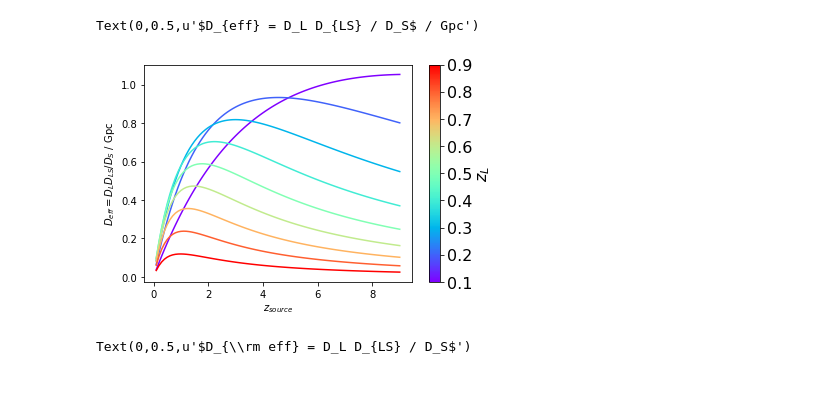
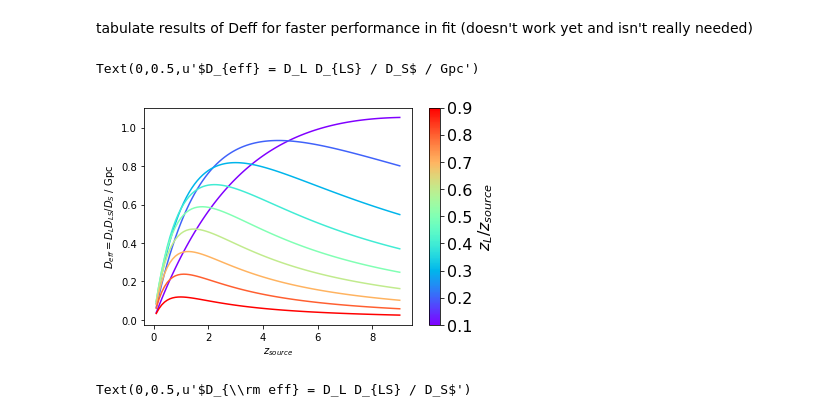
Before and after one commit to FRBs/PreFRBLE, a Jupyter notebook: notebooks/Scattering_Time.ipynb, the cells around one changed output. Cells and saved outputs as stored; diff of their text form; code cells hidden in the pictures; blank space fills up the shorter version.

```diff
--- a/notebooks/Scattering_Time.ipynb
+++ b/notebooks/Scattering_Time.ipynb
@@ -4,19 +4,21 @@ import matplotlib
 import numpy as np, matplotlib.pyplot as plt, yt
 from Convenience import *
 from time import time
+# %% [markdown]
+tabulate results of Deff for faster performance in fit (doesn't work yet and isn't really needed)
 # %%
 z_s = np.arange(0.1,9.1,0.1)
 es = np.arange(0.1,1.0,0.1)
 for e, color in zip(es, rainbow(np.linspace(0,1,es.size))):
     z_L = e*z_s
     d = Deff( z_L=z_L, z_s=z_s )
     plt.plot(z_s,d, label=r"$\epsilon$ = %.1f " % e, color=color )
-Colorbar(es, label=r"$z_L$")
+Colorbar(es, label=r"$z_L/z_{source}$")
 plt.xlabel(r"$z_{source}$")
 plt.ylabel(r"$D_{eff} = D_L D_{LS} / D_S$ / Gpc")
 # %% [output]
 Text(0,0.5,u'$D_{eff} = D_L D_{LS} / D_S$ / Gpc')
-[figure, old version]
+[figure, new version]
 # %%
 z_s = np.arange(0.1,9.1,0.1)
 es = np.arange(0.1,1.0,0.1)
```
Also changed, not shown: parts of 2 cells of this notebook, 8 other files.
